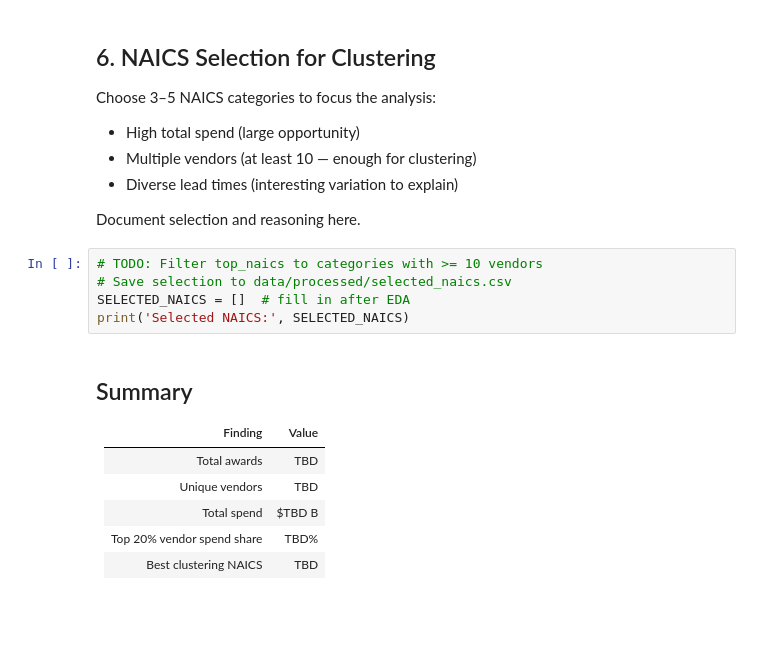
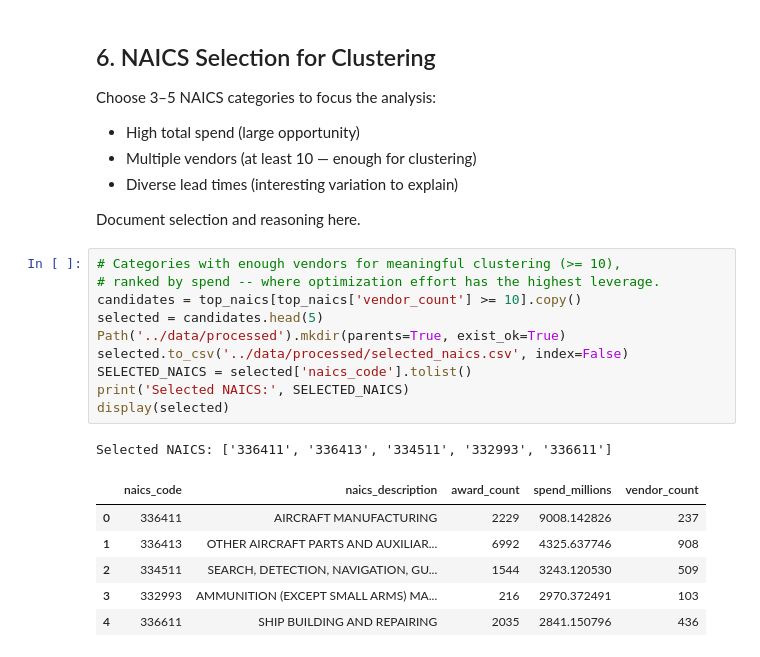
Before and after one commit to aalias01/supply-chain-cost-intelligence, a Jupyter notebook: notebooks/01_eda.ipynb, the cells around one changed output. Drawn from its saved outputs; the diff is of its cells as text; blank space fills up the shorter version.

```diff
--- a/notebooks/01_eda.ipynb
+++ b/notebooks/01_eda.ipynb
@@ -107,18 +180,21 @@ Choose 3–5 NAICS categories to focus the analysis:
 - Diverse lead times (interesting variation to explain)
 
 Document selection and reasoning here.
-# %%
-# TODO: Filter top_naics to categories with >= 10 vendors
-# Save selection to data/processed/selected_naics.csv
-SELECTED_NAICS = []  # fill in after EDA
-print('Selected NAICS:', SELECTED_NAICS)
-# %% [markdown]
-## Summary
-
-| Finding | Value |
-|---------|-------|
-| Total awards | TBD |
-| Unique vendors | TBD |
-| Total spend | $TBD B |
-| Top 20% vendor spend share | TBD% |
-| Best clustering NAICS | TBD |
+# %%
+# Categories with enough vendors for meaningful clustering (>= 10),
+# ranked by spend -- where optimization effort has the highest leverage.
+candidates = top_naics[top_naics['vendor_count'] >= 10].copy()
+selected = candidates.head(5)
+Path('../data/processed').mkdir(parents=True, exist_ok=True)
+selected.to_csv('../data/processed/selected_naics.csv', index=False)
+SELECTED_NAICS = selected['naics_code'].tolist()
+print('Selected NAICS:', SELECTED_NAICS)
+display(selected)
+# %% [output]
+Selected NAICS: ['336411', '336413', '334511', '332993', '336611']
+|  | naics_code | naics_description | award_count | spend_millions | vendor_count |
+| 0 | 336411 | AIRCRAFT MANUFACTURING | 2229 | 9008.142826 | 237 |
+| 1 | 336413 | OTHER AIRCRAFT PARTS AND AUXILIAR... | 6992 | 4325.637746 | 908 |
+| 2 | 334511 | SEARCH, DETECTION, NAVIGATION, GU... | 1544 | 3243.120530 | 509 |
+| 3 | 332993 | AMMUNITION (EXCEPT SMALL ARMS) MA... | 216 | 2970.372491 | 103 |
+| 4 | 336611 | SHIP BUILDING AND REPAIRING | 2035 | 2841.150796 | 436 |
```
Also changed, not shown: parts of 9 cells of this notebook, 14 other files.
